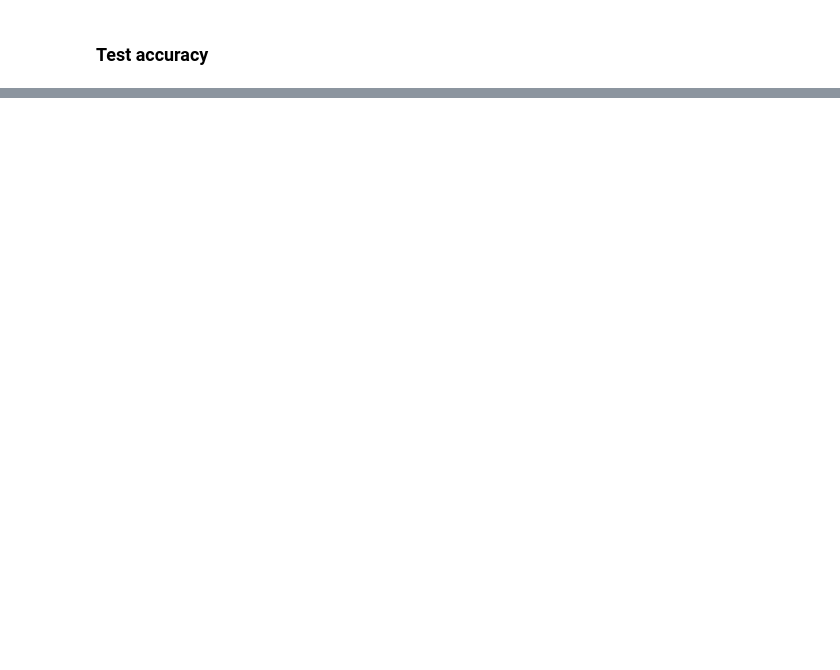
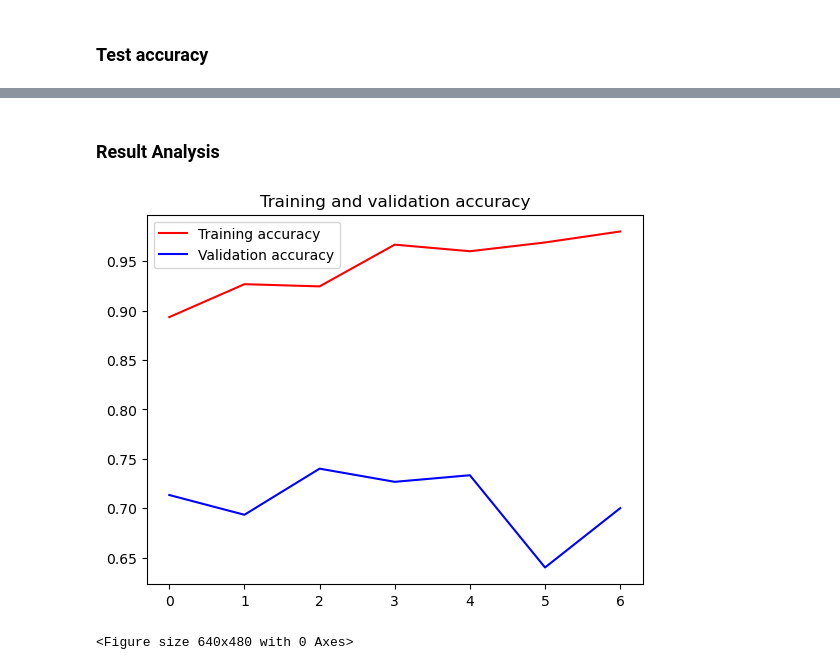
Before and after one commit to mskSaini01/media-controller, a Jupyter notebook: Hand_Gesture_Recognition_drive.ipynb, the cells around one changed output, grey strips where cells are left out. Cells and saved outputs as stored; diff of their text form; code cells hidden in the pictures; blank space fills up the shorter version.

Commit message:
updated model

```diff
--- a/Hand_Gesture_Recognition_drive.ipynb
+++ b/Hand_Gesture_Recognition_drive.ipynb
@@ -238,3 +303,5 @@ model.add(Dense(15, activation='softmax'))
+# %%
+model = buildModel()
 # %%
 model.compile(optimizer='adam',
               loss='categorical_crossentropy',
@@ -245,11 +312,11 @@ model.compile(optimizer='adam',
 from keras.preprocessing.image import ImageDataGenerator
 train_datagen = ImageDataGenerator(
         rescale=1./255,
-        shear_range=0.2,
-        zoom_range=0.2,
-        horizontal_flip=False)
+        zoom_range=0.1)
 
-test_datagen = ImageDataGenerator(rescale=1./255)
+test_datagen = ImageDataGenerator(
+        rescale=1./255,
+        zoom_range=0.1)
 
 training_set = train_datagen.flow_from_directory(DATASET_PATH +'//train',
                                                  target_size=(128, 128),
@@ -316,0 +394,23 @@ plt.show()
+# %% [markdown]
+### Result Analysis
+# %%
+import matplotlib.pyplot as plt
+acc = history.history['accuracy']
+val_acc = history.history['val_accuracy']
+loss = history.history['loss']
+val_loss = history.history['val_loss']
+
+epochs = range(len(acc))
+
+plt.plot(epochs, acc, 'r', label='Training accuracy')
+plt.plot(epochs, val_acc, 'b', label='Validation accuracy')
+plt.title('Training and validation accuracy')
+plt.legend(loc=0)
+plt.figure()
+
+
+
+plt.show()
+# %% [output]
+[figure, added]
+<Figure size 640x480 with 0 Axes>
```
Also changed, not shown: parts of 32 cells of this notebook.
